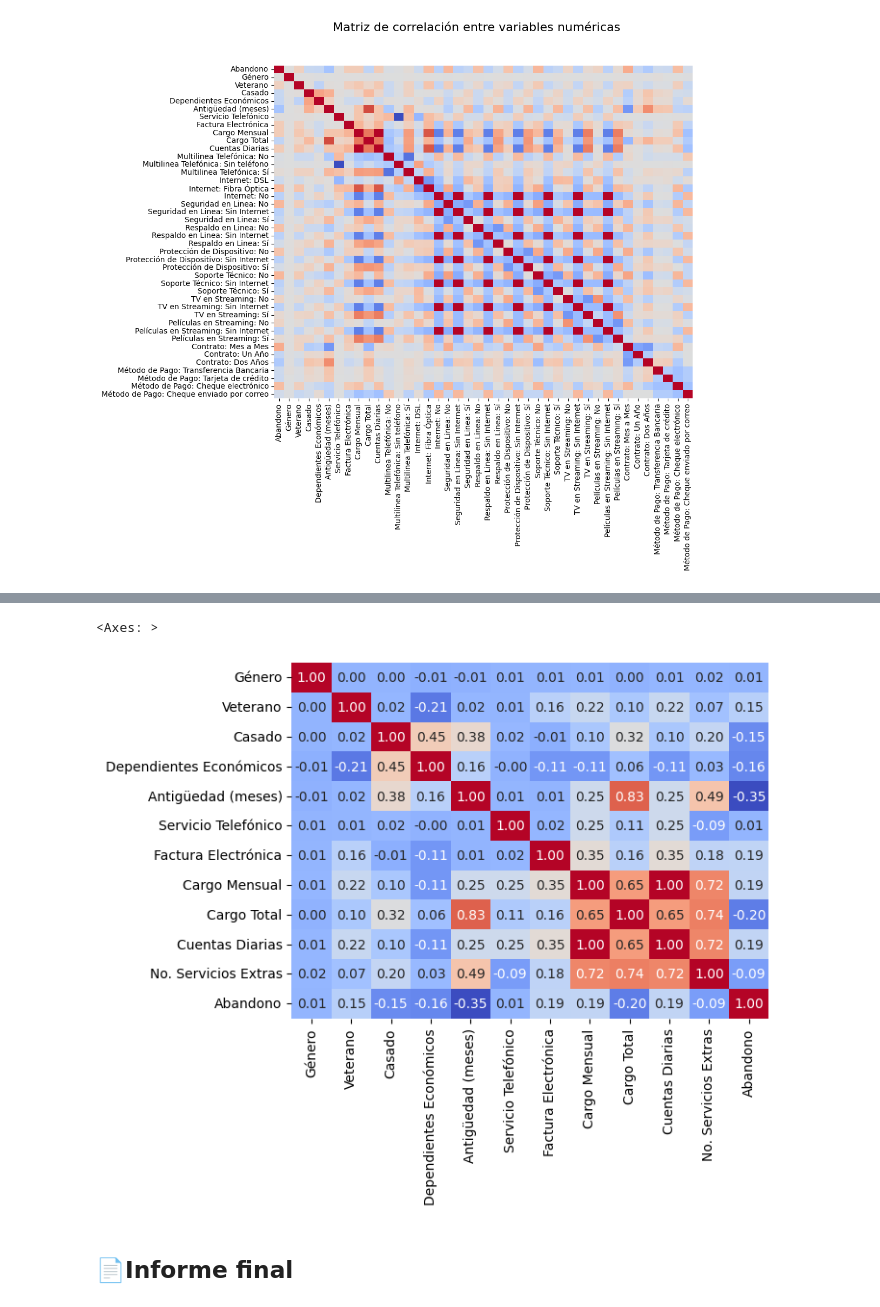
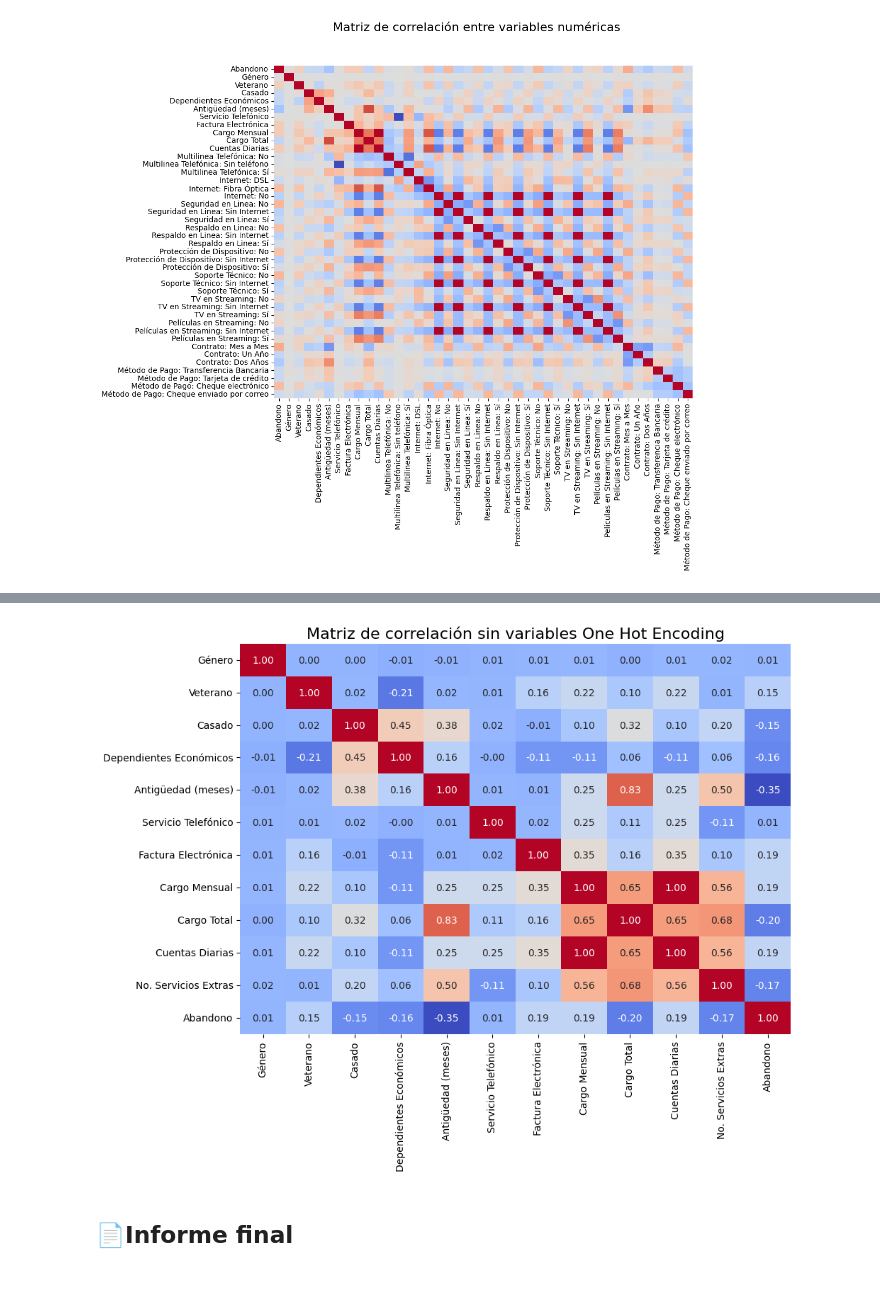
Before and after one commit to IsaiasRVH2/Challenge-Telecom-X, a Jupyter notebook: TelecomX_LATAM.ipynb, the cells around one changed output, grey strips where cells are left out. Saved outputs shown, nothing was run; the diff lists cells and outputs as text; code cells hidden in the pictures.

```diff
--- a/TelecomX_LATAM.ipynb
+++ b/TelecomX_LATAM.ipynb
@@ -675,13 +692,16 @@ Index(['ID Cliente', 'Abandono', 'Género', 'Veterano', 'Casado',
       dtype='object')
 # %%
 columnas_servicios = ['Seguridad en Linea: Sí', 'Respaldo en Linea: Sí',
-       'Protección de Dispositivo: Sí', 'Soporte Técnico: Sí',
-       'TV en Streaming: Sí', 'Películas en Streaming: Sí']
+       'Protección de Dispositivo: Sí', 'Soporte Técnico: Sí']
 df['No. Servicios Extras'] = df[columnas_servicios].sum(axis=1)
 corr_no_ohe = df[['Género', 'Veterano', 'Casado', 'Dependientes Económicos', 'Antigüedad (meses)', 'Servicio Telefónico', 'Factura Electrónica', 'Cargo Mensual', 'Cargo Total', 'Cuentas Diarias', 'No. Servicios Extras', 'Abandono']].corr()
-sns.heatmap(corr_no_ohe, annot=True, fmt=".2f", cmap='coolwarm', cbar=False)
+fig, ax = plt.subplots(figsize=(10, 8))
+ax.set_title('Matriz de correlación sin variables One Hot Encoding', fontsize=16)
+sns.heatmap(corr_no_ohe, annot=True, fmt=".2f", cmap='coolwarm', cbar=False, ax=ax)
+fig.tight_layout()
+plt.savefig('figuras/grafico_correlacion_no_ohe.png', dpi=300)
+plt.show()
 # %% [output]
-<Axes: >
-[figure, old version]
+[figure, new version]
 # %% [markdown]
 ## 📄Informe final
```
Also changed, not shown: parts of 43 cells of this notebook, 21 other files.
